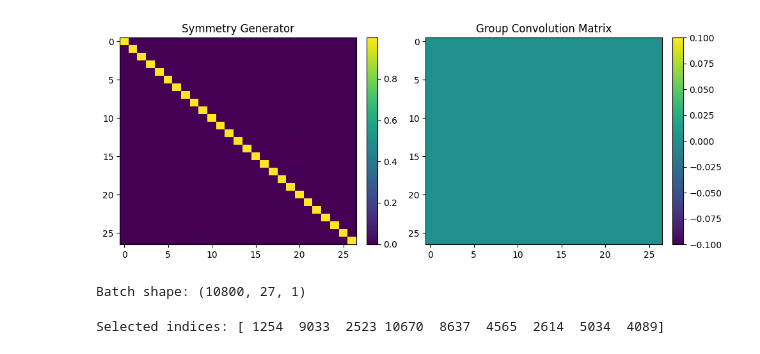
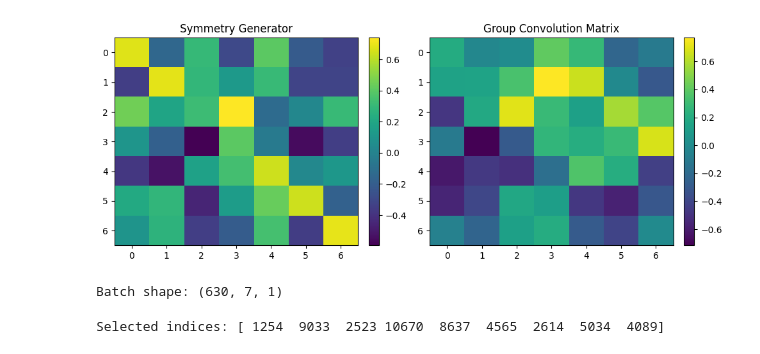
Before and after one commit to onurefe/SymmetryLens, a Jupyter notebook: notebooks/test.ipynb, the cells around one changed output. Cells and saved outputs as stored; diff of their text form; code cells hidden in the pictures.

```diff
--- a/notebooks/test.ipynb
+++ b/notebooks/test.ipynb
@@ -8,17 +16,22 @@ from symmetry_lens import *
 # %%
-MODEL_PATH = "/home/onur/Code/SymmetryLens/ablation_study/ablated:alignment/epochs/ep9670.h5"
-MODEL_SAVING_DIR = "model_weights_mnist"
-NUM_TRAINING_EPOCHS = 10000
-BATCH_SIZE = 10800
+MODEL_PATH = "/home/onur/Code/SymmetryLens/sensitivity_analysis/exp31/epochs/ep2000.h5"
+
+NUM_TRAINING_EPOCHS = 4000
+BATCH_SIZE = 2520
 OUTPUT_REPRESENTATION = "natural"
 SYNTHETIC_DATASET_FEATURES = [
     {
-        "type": "mnist_slices"
+        "type": "gaussian",
+        "scale_min": 0.2,
+        "scale_max": 1.0,
+        "amplitude_min": 0.5,
+        "amplitude_max": 1.5
     }
 ]
-NOISE_STD = 0.0
-WAVEFORM_TIMESTEPS=27
-USE_PADDED_GENERATOR=True
+NOISE_STD = 0.05
+WAVEFORM_TIMESTEPS = 7
+USE_ZERO_PADDING = True
+USE_CIRCULANT_TRANSLATIONS = False
 # %%
 # Create a data generator.
 dg = make_data_generator(dims=1,
@@ -34,7 +47,7 @@ dg = make_data_generator(dims=1,
 x_init = np.random.normal(size=(BATCH_SIZE, WAVEFORM_TIMESTEPS, 1))
 model = create_model(zero_padding_size=WAVEFORM_TIMESTEPS,
                      use_zero_padding=True,
-                     conditional_probability_estimator_hidden_layer_size = 108*4,
+                     conditional_probability_estimator_hidden_layer_size = 112,
                      num_uniformity_scales=1)
 model.compile()
 model(x_init)
@@ -42,34 +55,34 @@ model.load_weights(MODEL_PATH)
 # %%
 # Plot learned symmetry generator and group correlation map.
 fig, ax = plt.subplots(nrows=1, ncols=2, figsize=(10, 4))
 
-if USE_PADDED_GENERATOR:
+if USE_ZERO_PADDING:
     im1 = ax[0].imshow(model.symmetry_generator[WAVEFORM_TIMESTEPS:-WAVEFORM_TIMESTEPS,
                                                 WAVEFORM_TIMESTEPS:-WAVEFORM_TIMESTEPS],
                     aspect="auto", cmap="viridis")
 else:
     im1 = ax[0].imshow(model.symmetry_generator,
                     aspect="auto", cmap="viridis")
 
 ax[0].set_title("Symmetry Generator")  # Add title to the first subplot
 
 im2 = ax[1].imshow(model.group_convolution_matrix, aspect="auto", cmap="viridis")
 ax[1].set_title("Group Convolution Matrix")  # Add title to the second subplot
 
 fig.colorbar(im1, ax=ax[0], fraction=0.046, pad=0.04)
 fig.colorbar(im2, ax=ax[1], fraction=0.046, pad=0.04)
 
 # Adjust layout for better spacing
 plt.tight_layout()
 # %% [output]
-[figure, old version]
+[figure, new version]
 # %%
 x = dg.sample_batch_of_data()
 print("Batch shape:", x.shape)  # Expected: (BATCH_SIZE, WAVEFORM_TIMESTEPS, 1)
 y = model(x)
 y = y.numpy()
 # %% [output]
-Batch shape: (10800, 27, 1)
+Batch shape: (630, 7, 1)
 # %%
 # Randomly select some samples.
 random_seed = 42
```
Also changed, not shown: parts of 1 cell of this notebook, 2 other files.
